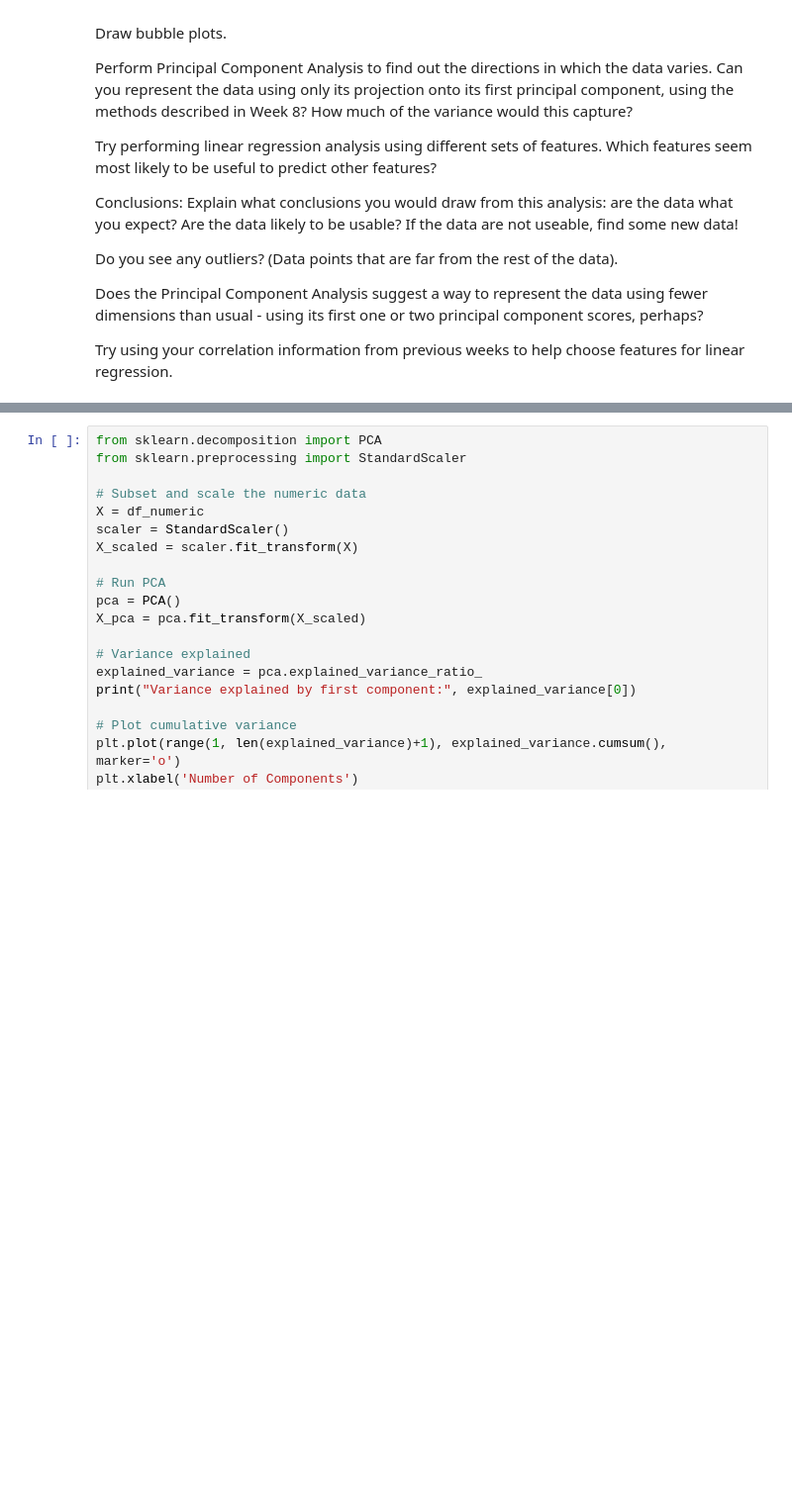
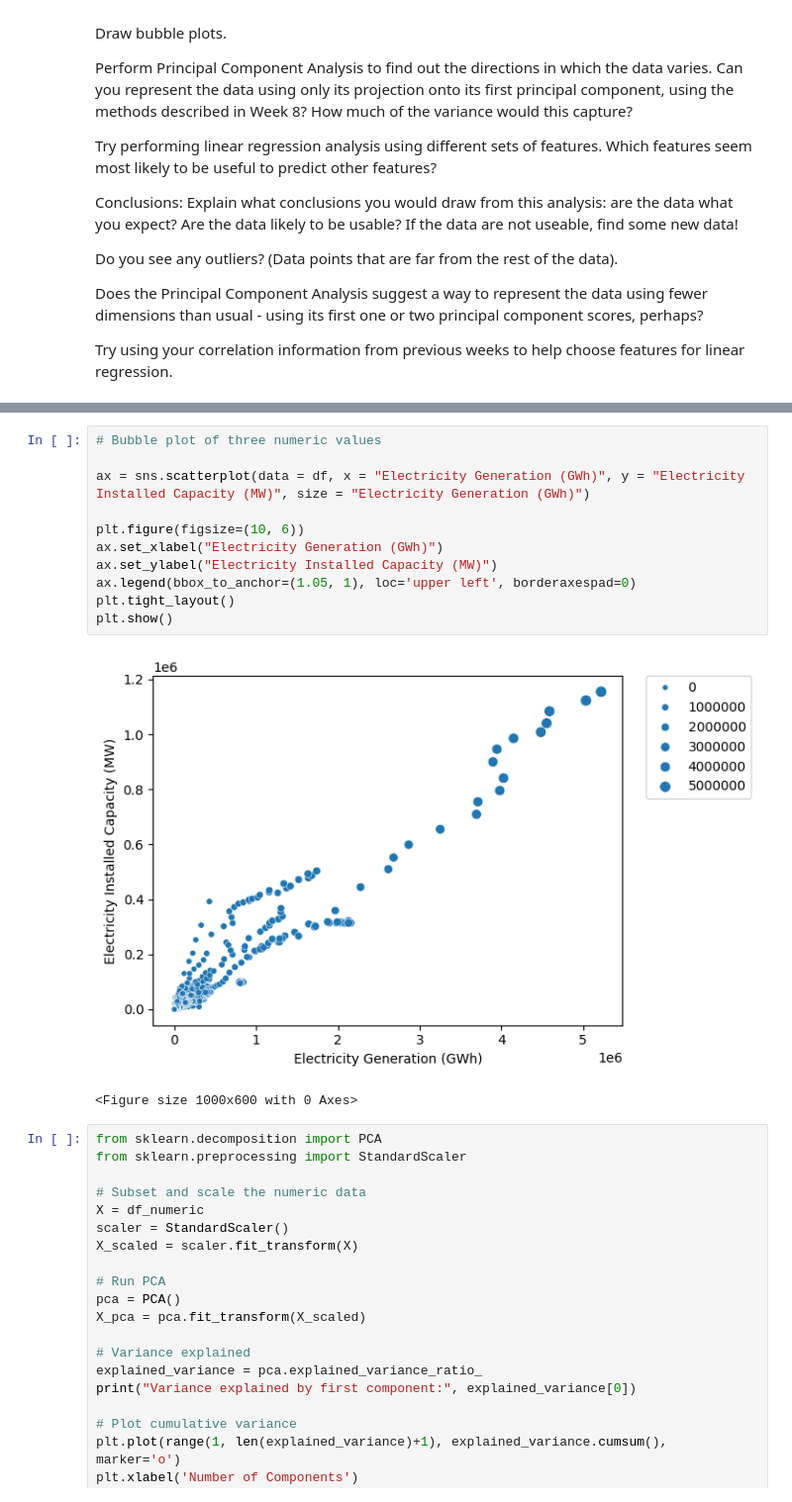
Before and after one commit to bu-sohan/AI-for-Leaders-Spring-2025, a Jupyter notebook: Week9.ipynb, the cells around one changed output, grey strips where cells are left out. Shown: that part at 99% size. Cells and saved outputs as stored; diff of their text form; blank space fills up the shorter version.

```diff
--- a/Week9.ipynb
+++ b/Week9.ipynb
@@ -138,3 +104,17 @@ plt.show()
+# %%
+# Bubble plot of three numeric values
+
+ax = sns.scatterplot(data = df, x = "Electricity Generation (GWh)", y = "Electricity Installed Capacity (MW)", size = "Electricity Generation (GWh)")
+
+plt.figure(figsize=(10, 6))
+ax.set_xlabel("Electricity Generation (GWh)")
+ax.set_ylabel("Electricity Installed Capacity (MW)")
+ax.legend(bbox_to_anchor=(1.05, 1), loc='upper left', borderaxespad=0)
+plt.tight_layout()
+plt.show()
+# %% [output]
+[figure, added]
+<Figure size 1000x600 with 0 Axes>
 # %%
 from sklearn.decomposition import PCA
 from sklearn.preprocessing import StandardScaler
```
Also changed, not shown: parts of 3 cells of this notebook.
